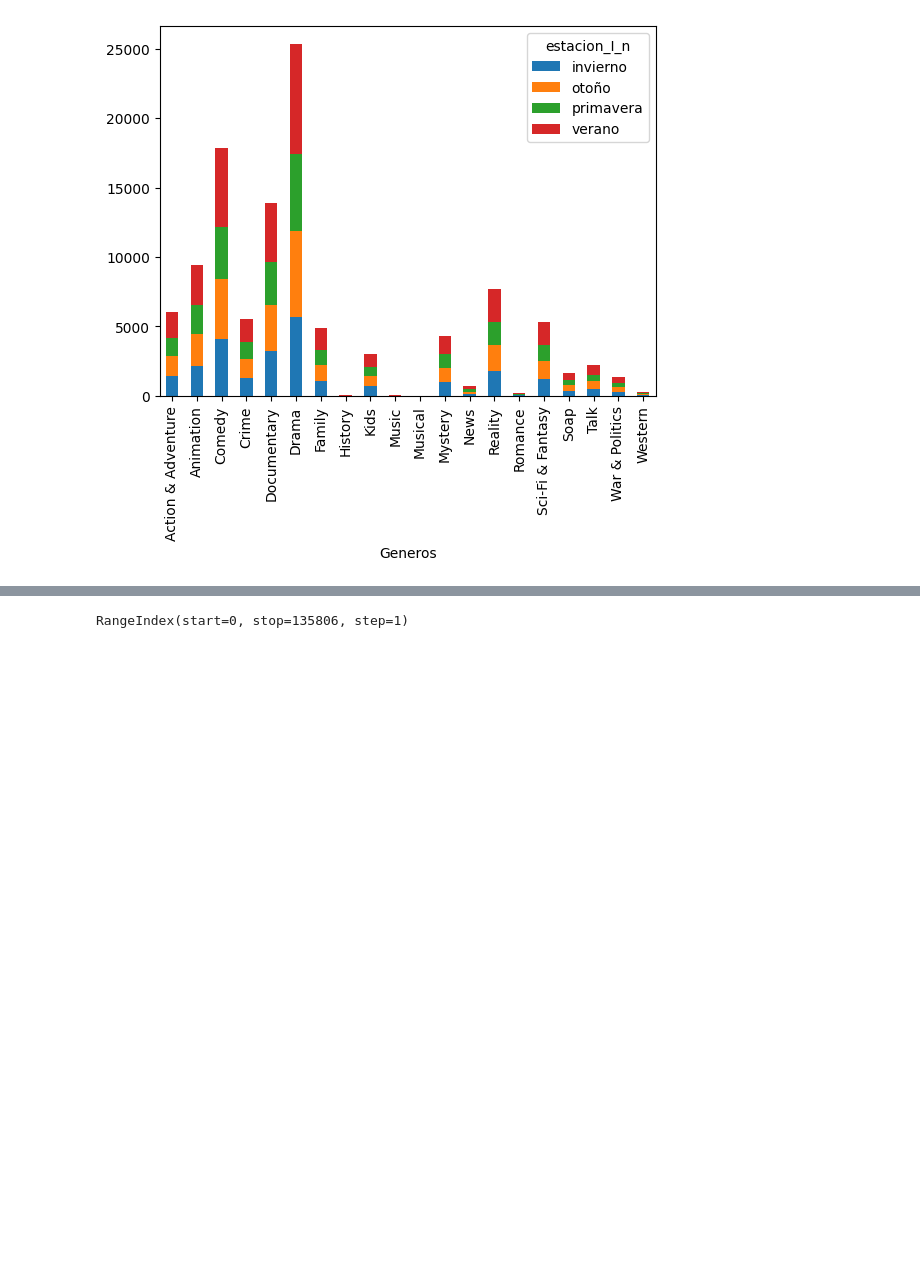
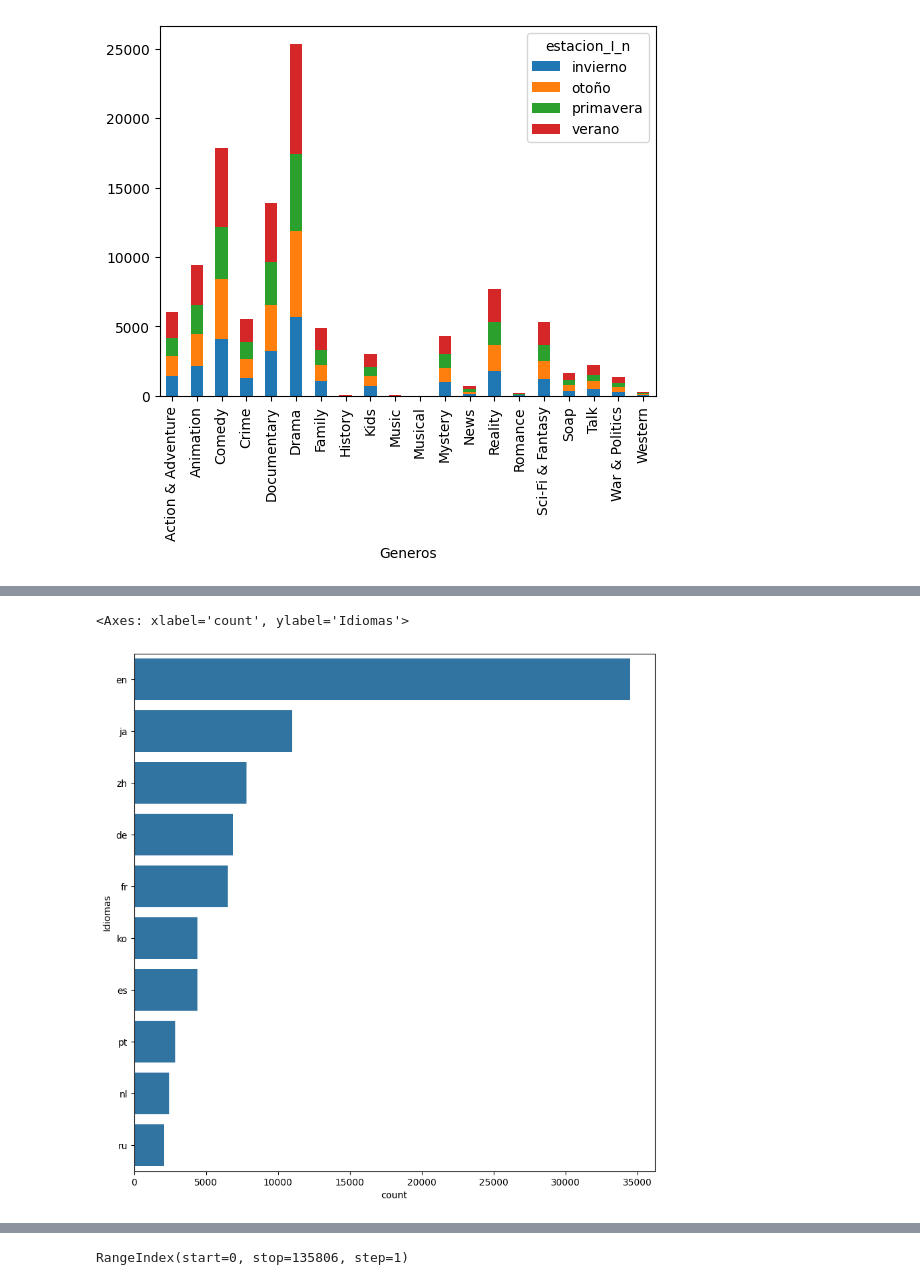
Before and after one commit to PedroJofreEsc/popularidad-de-series, a Jupyter notebook: popularidad de series Jofre.ipynb, the cells around one changed output, grey strips where cells are left out. Saved outputs shown, nothing was run; the diff lists cells and outputs as text; code cells hidden in the pictures; blank space fills up the shorter version.

```diff
--- a/popularidad de series Jofre.ipynb
+++ b/popularidad de series Jofre.ipynb
@@ -381,0 +385,5 @@ df.plot(kind='bar', stacked=True)
+# %%
+idioma=pd.read_csv('Idiomas.csv')
+idioma=idioma[idioma['Idiomas']!='sin informacion']
+idioma['Idiomas']=idioma['Idiomas'].str.strip()
+idioma['Idiomas'].value_counts()
@@ -381,0 +421,7 @@ df.plot(kind='bar', stacked=True)
+# %%
+
+plt.figure(figsize=(10, 10))
+sns.countplot(data=idioma,y='Idiomas',order=idioma['Idiomas'].value_counts().iloc[:10].index)
+# %% [output]
+<Axes: xlabel='count', ylabel='Idiomas'>
+[figure, added]
```
Also changed, not shown: parts of 18 cells of this notebook, 9 other files.
